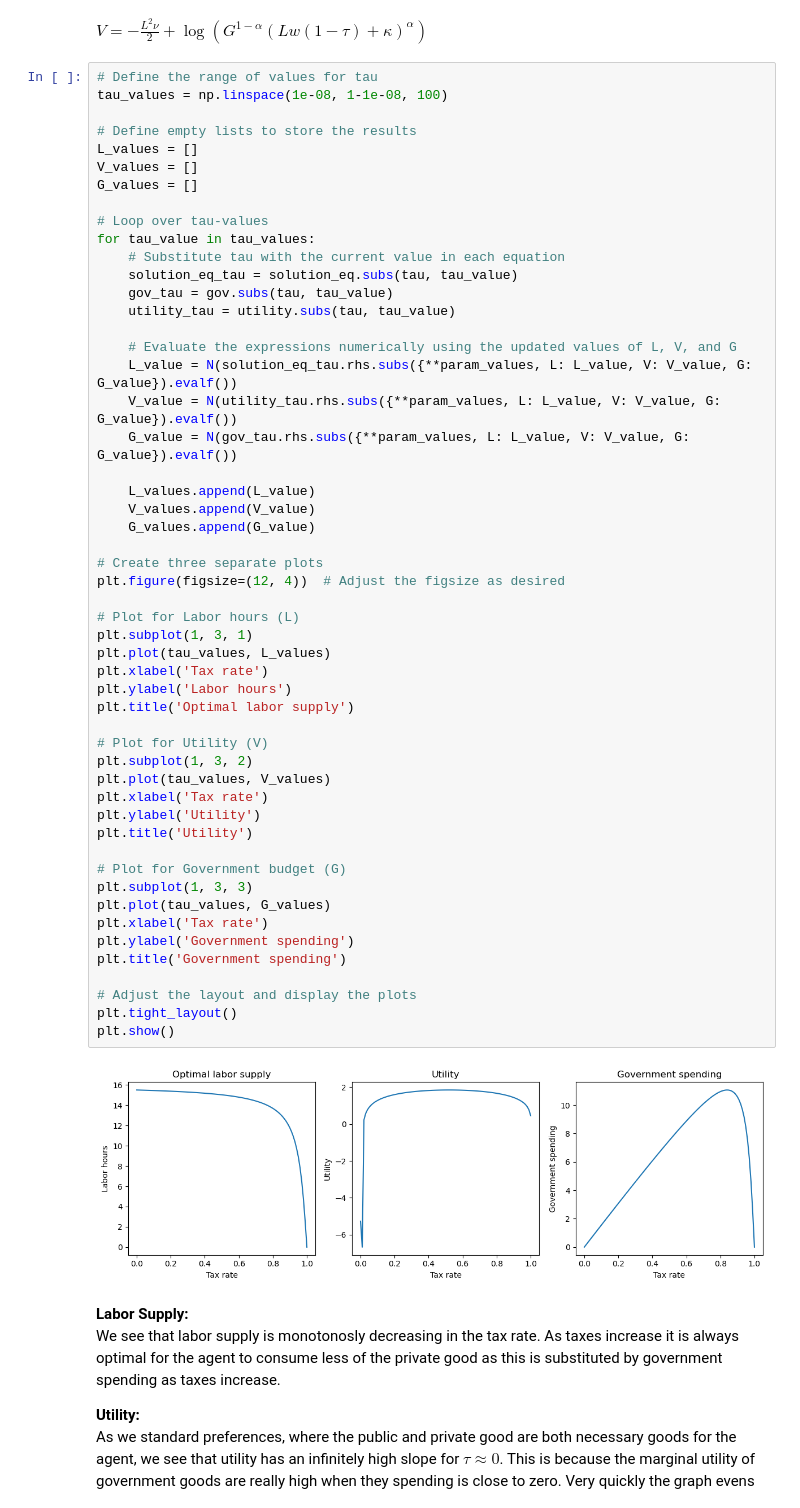
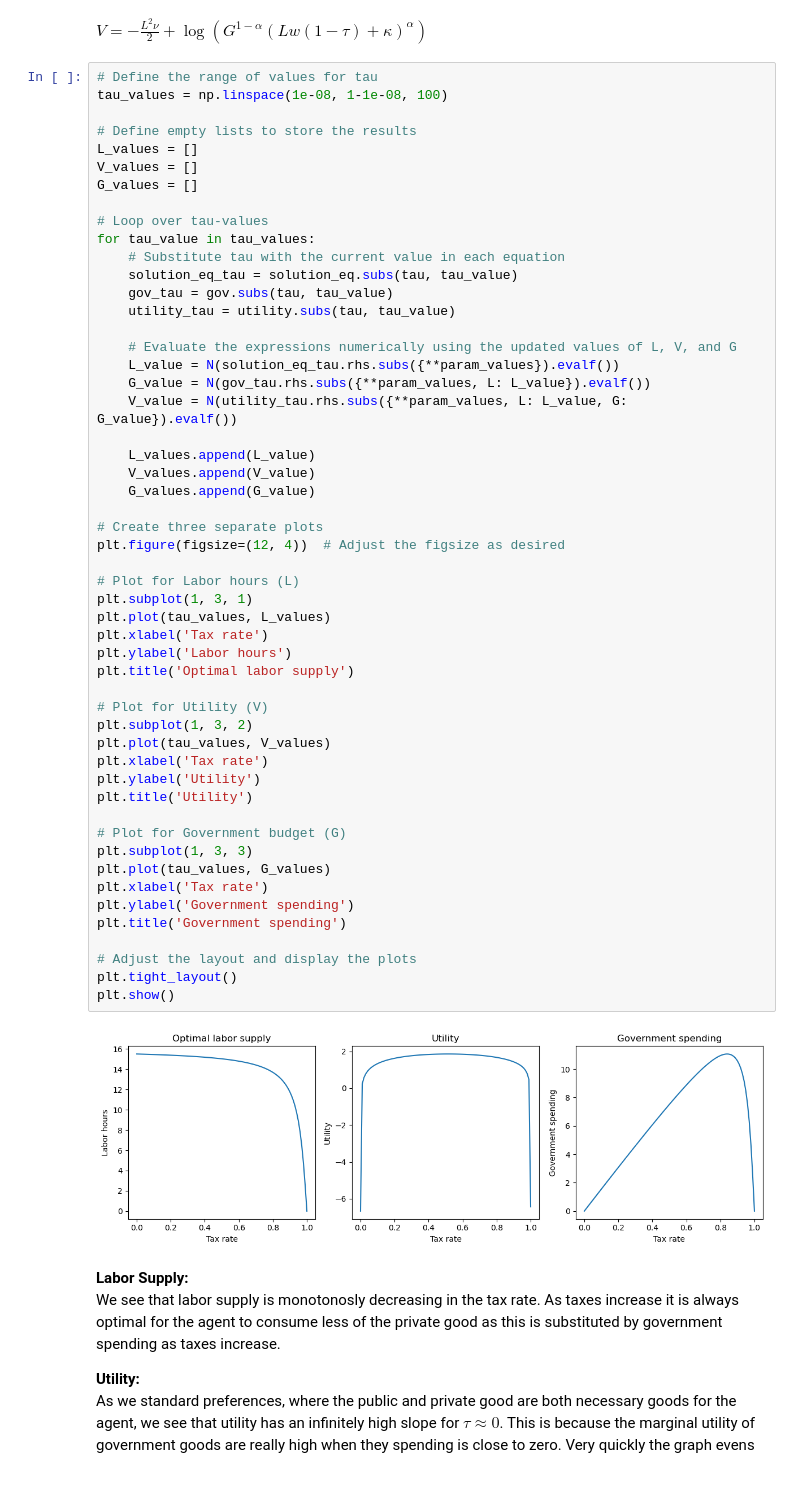
Before and after one commit to NumEconCopenhagen/projects-2023-bpr871, a Jupyter notebook: bpr871_eksamen/Q1-sissel.ipynb, the cells around one changed output. Drawn from its saved outputs; the diff is of its cells as text.

```diff
--- a/bpr871_eksamen/Q1-sissel.ipynb
+++ b/bpr871_eksamen/Q1-sissel.ipynb
@@ -218,43 +216,43 @@ for tau_value in tau_values:
     utility_tau = utility.subs(tau, tau_value)
 
     # Evaluate the expressions numerically using the updated values of L, V, and G
-    L_value = N(solution_eq_tau.rhs.subs({**param_values, L: L_value, V: V_value, G: G_value}).evalf())
-    V_value = N(utility_tau.rhs.subs({**param_values, L: L_value, V: V_value, G: G_value}).evalf())
-    G_value = N(gov_tau.rhs.subs({**param_values, L: L_value, V: V_value, G: G_value}).evalf())
+    L_value = N(solution_eq_tau.rhs.subs({**param_values}).evalf())
+    G_value = N(gov_tau.rhs.subs({**param_values, L: L_value}).evalf())
+    V_value = N(utility_tau.rhs.subs({**param_values, L: L_value, G: G_value}).evalf())
 
     L_values.append(L_value)
     V_values.append(V_value)
     G_values.append(G_value)
 
 # Create three separate plots
 plt.figure(figsize=(12, 4))  # Adjust the figsize as desired
 
 # Plot for Labor hours (L)
 plt.subplot(1, 3, 1)
 plt.plot(tau_values, L_values)
 plt.xlabel('Tax rate')
 plt.ylabel('Labor hours')
 plt.title('Optimal labor supply')
 
 # Plot for Utility (V)
 plt.subplot(1, 3, 2)
 plt.plot(tau_values, V_values)
 plt.xlabel('Tax rate')
 plt.ylabel('Utility')
 plt.title('Utility')
 
 # Plot for Government budget (G)
 plt.subplot(1, 3, 3)
 plt.plot(tau_values, G_values)
 plt.xlabel('Tax rate')
 plt.ylabel('Government spending')
 plt.title('Government spending')
 
 # Adjust the layout and display the plots
 plt.tight_layout()
 plt.show()
 # %% [output]
-[figure, old version]
+[figure, new version]
 # %% [markdown]
 **Labor Supply:** \
 We see that labor supply is monotonosly decreasing in the tax rate. As taxes increase it is always optimal for the agent to consume less of the private good as this is substituted by government spending as taxes increase.
```
Also changed, not shown: parts of 14 cells of this notebook, 1 other file.
